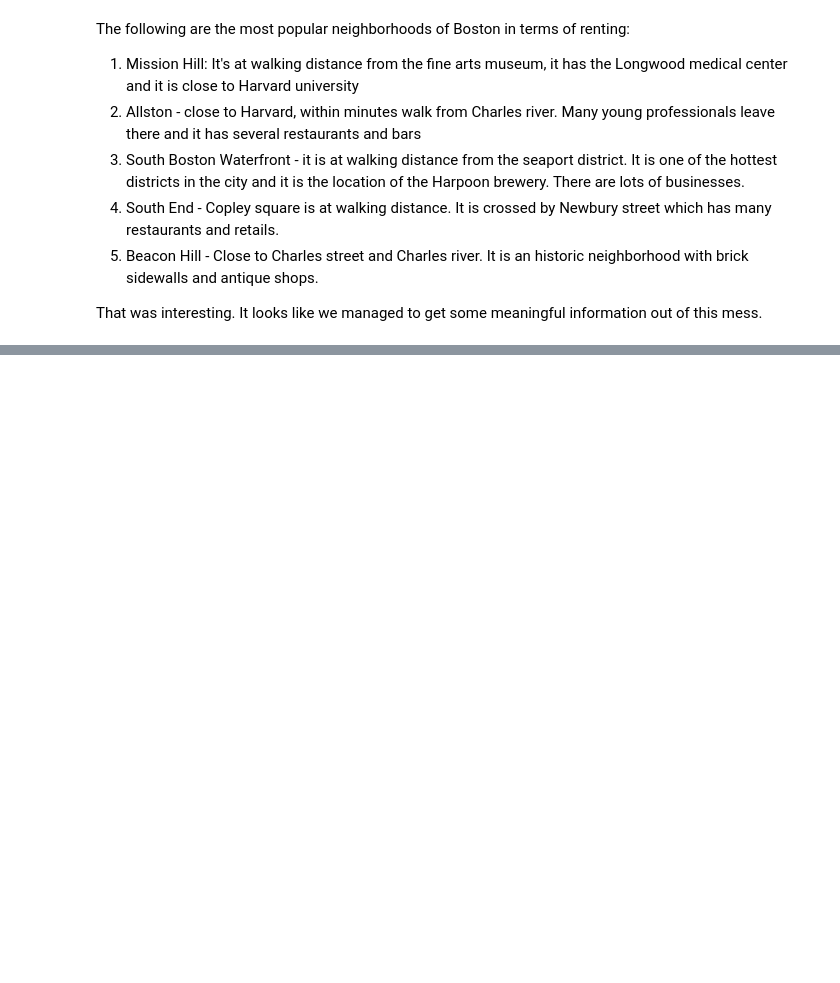
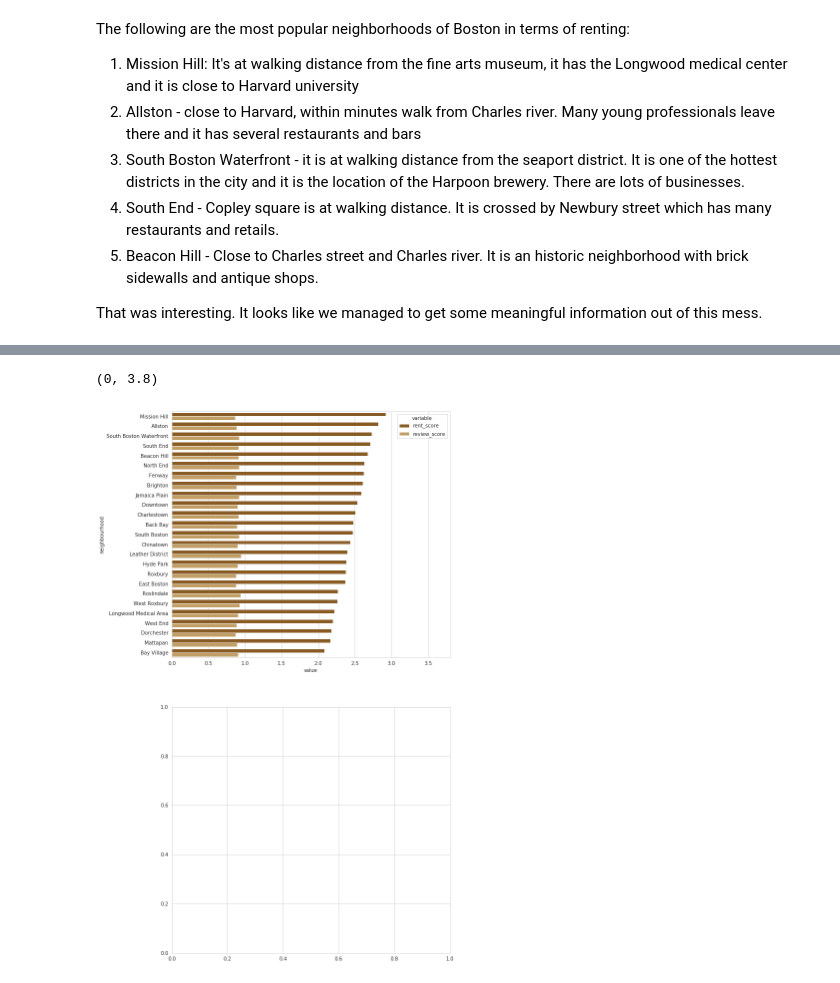
Before and after one commit to bvcmartins/dsndProject4, a Jupyter notebook: airbnb_project.ipynb, the cells around one changed output, grey strips where cells are left out. Saved outputs shown, nothing was run; the diff lists cells and outputs as text; code cells hidden in the pictures; blank space fills up the shorter version.

Commit message:
added barplot to question 4

```diff
--- a/airbnb_project.ipynb
+++ b/airbnb_project.ipynb
@@ -1077,0 +1095,2 @@ Let's take this one step further and check what the reviews say about these neig
+# %%
+bl_no_lda_melt = pd.melt(bl_no_lda, id_vars=['neighbourhood'], value_vars=['rent_score', 'review_score'])
@@ -1077,0 +1106,9 @@ Let's take this one step further and check what the reviews say about these neig
+# %%
+fig, ax = plt.subplots(2, figsize=(10,20))
+sns.barplot(x='value', y='neighbourhood', hue='variable', data=bl_no_lda_melt , ax=ax[0], palette=[boston1,boston2])
+ax[0].set_xlim(0,3.8)
+sns.barplot(x='value', y='neighbourhood', hue='variable', data=bl_no_lda_melt , ax=ax[0], palette=[seattle1,seattle2])
+ax[0].set_xlim(0,3.8)
+# %% [output]
+(0, 3.8)
+[figure, added]
```
Also changed, not shown: parts of 7 cells of this notebook.
